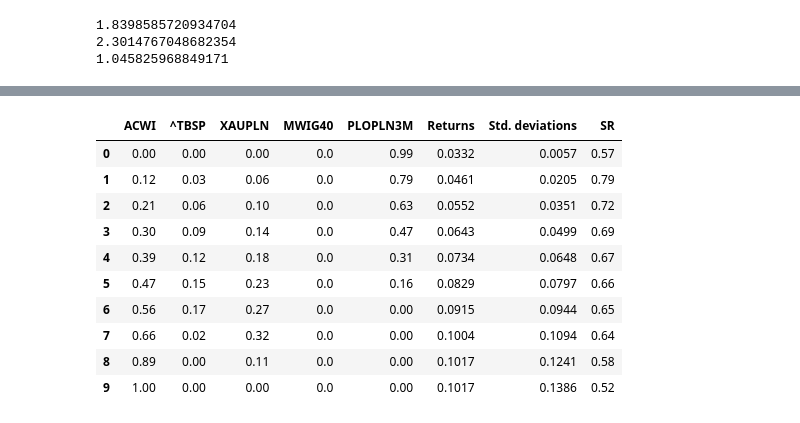
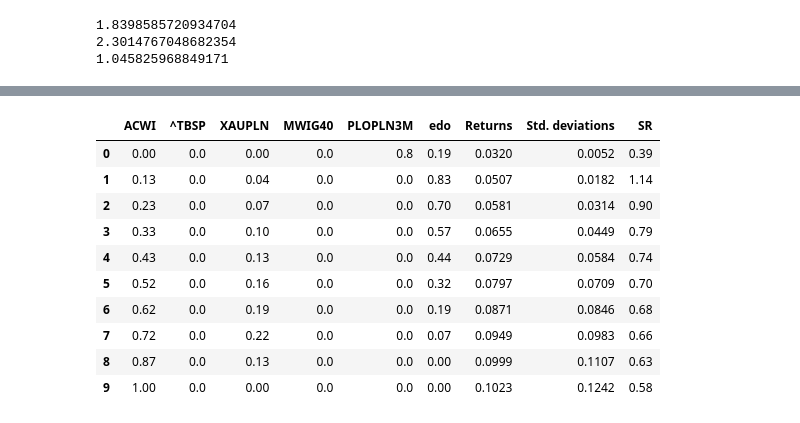
Before and after one commit to msz13/Goal-Based-Investing, a Jupyter notebook: esg/preproccessing.ipynb, the cells around one changed output, grey strips where cells are left out. Cells and saved outputs as stored; diff of their text form; code cells hidden in the pictures.

```diff
--- a/esg/preproccessing.ipynb
+++ b/esg/preproccessing.ipynb
@@ -499,13 +340,0 @@ display(w.T)
-# %%
-means = expected_returns[['ISAC.L','^TBSP']]
-cov = acwi_tbsc.cov()
-number_of_scenarios = 101
-T = 60
-
-
-sim_returns = []
-
-for s in range (number_of_scenarios):
-    sim_returns.append(multivariate_normal.rvs(means,cov, T))
-
-sim_returns = np.array(sim_returns)
@@ -561,8 +383,8 @@ tbsp_cum/cpi_cum
 # %%
-assets = ['ACWI', '^TBSP', 'XAUPLN', 'MWIG40', 'PLOPLN3M']
+assets = ['ACWI', '^TBSP', 'XAUPLN', 'MWIG40', 'PLOPLN3M', 'edo']
 means = expected_returns[assets]
 cov = pln_returns[assets].cov()
-number_of_scenarios = 5001
+number_of_scenarios = 1001
 T = 60
 sim_returns = []
 
@@ -594,7 +399,7 @@ obj = 'Sharpe' # Objective function, could be MinRisk, MaxRet, Utility or Sharpe
 hist = True # Use historical scenarios for risk measures that depend on scenarios
 rf = 0 # Risk free rate
 l = 0 # Risk aversion factor, only useful when obj is 'Utility'
-points = 15
+points = 10
 weights = np.zeros((number_of_scenarios,len(assets),points))
 
 for p in range(number_of_scenarios):
@@ -644,10 +446,10 @@ def turbulance(returns, mean, cov):
     result = diff.T @ np.linalg.inv(cov) @ diff
     return result/len(mean)
 
-assets = ['ACWI', '^TBSP', 'XAUPLN', 'MWIG40','PLOPLN3M']
-returns = pln_returns[assets]
+assets = ['ACWI', '^TBSP', 'XAUPLN', 'MWIG40','PLOPLN3M', 'edo']
+returns = pln_returns['2008-01-01':'2022-12-31'][assets]
 mean = returns.mean()
 cov_matrix = returns.cov()
 
 returns['Turbulance'] = returns.apply(turbulance, axis=1, args=(mean, cov_matrix))
-returns['Reccesion'] = returns['Turbulance'] > 2
+returns['Reccesion'] = returns['Turbulance'] > 1.5
@@ -757,24 +555,24 @@ frontier_performance(frontier_non_turbulent, mu, cov, 0.002498*12)
 # %%
-mu = 0.2*turbulente_mu + 0.8 * non_turbulance_mu
-cov = 0.2*turbulente_cov + 0.8 * non_turbulance_cov
+mu = 0.1*turbulente_mu + 0.9 * non_turbulance_mu
+cov = 0.1*turbulente_cov + 0.9 * non_turbulance_cov
 
 porfolio = rp.Portfolio(returns[assets].dropna())
 portfolio.mu = mu
 portfolio.cov = cov
 
 frontier = portfolio.efficient_frontier(model=model, rm=rm, points=points, rf=rf, hist=hist)
 
-frontier_non_turbulent = np.round(frontier.T,2)
-frontier_performance(frontier_non_turbulent, mu, cov, 0.002498*12)
+frontier_combined = np.round(frontier.T,2)
+frontier_performance(frontier_combined, mu, cov, 0.002498*12)
 # %% [output]
-|  | ACWI | ^TBSP | XAUPLN | MWIG40 | PLOPLN3M | Returns | Std. deviations | SR |
-| 0 | 0.00 | 0.00 | 0.00 | 0.0 | 0.99 | 0.0332 | 0.0057 | 0.57 |
-| 1 | 0.12 | 0.03 | 0.06 | 0.0 | 0.79 | 0.0461 | 0.0205 | 0.79 |
-| 2 | 0.21 | 0.06 | 0.10 | 0.0 | 0.63 | 0.0552 | 0.0351 | 0.72 |
-| 3 | 0.30 | 0.09 | 0.14 | 0.0 | 0.47 | 0.0643 | 0.0499 | 0.69 |
-| 4 | 0.39 | 0.12 | 0.18 | 0.0 | 0.31 | 0.0734 | 0.0648 | 0.67 |
-| 5 | 0.47 | 0.15 | 0.23 | 0.0 | 0.16 | 0.0829 | 0.0797 | 0.66 |
-| 6 | 0.56 | 0.17 | 0.27 | 0.0 | 0.00 | 0.0915 | 0.0944 | 0.65 |
-| 7 | 0.66 | 0.02 | 0.32 | 0.0 | 0.00 | 0.1004 | 0.1094 | 0.64 |
-| 8 | 0.89 | 0.00 | 0.11 | 0.0 | 0.00 | 0.1017 | 0.1241 | 0.58 |
-| 9 | 1.00 | 0.00 | 0.00 | 0.0 | 0.00 | 0.1017 | 0.1386 | 0.52 |
+|  | ACWI | ^TBSP | XAUPLN | MWIG40 | PLOPLN3M | edo | Returns | Std. deviations | SR |
+| 0 | 0.00 | 0.0 | 0.00 | 0.0 | 0.8 | 0.19 | 0.0320 | 0.0052 | 0.39 |
+| 1 | 0.13 | 0.0 | 0.04 | 0.0 | 0.0 | 0.83 | 0.0507 | 0.0182 | 1.14 |
+| 2 | 0.23 | 0.0 | 0.07 | 0.0 | 0.0 | 0.70 | 0.0581 | 0.0314 | 0.90 |
+| 3 | 0.33 | 0.0 | 0.10 | 0.0 | 0.0 | 0.57 | 0.0655 | 0.0449 | 0.79 |
+| 4 | 0.43 | 0.0 | 0.13 | 0.0 | 0.0 | 0.44 | 0.0729 | 0.0584 | 0.74 |
+| 5 | 0.52 | 0.0 | 0.16 | 0.0 | 0.0 | 0.32 | 0.0797 | 0.0709 | 0.70 |
+| 6 | 0.62 | 0.0 | 0.19 | 0.0 | 0.0 | 0.19 | 0.0871 | 0.0846 | 0.68 |
+| 7 | 0.72 | 0.0 | 0.22 | 0.0 | 0.0 | 0.07 | 0.0949 | 0.0983 | 0.66 |
+| 8 | 0.87 | 0.0 | 0.13 | 0.0 | 0.0 | 0.00 | 0.0999 | 0.1107 | 0.63 |
+| 9 | 1.00 | 0.0 | 0.00 | 0.0 | 0.0 | 0.00 | 0.1023 | 0.1242 | 0.58 |
```
Also changed, not shown: parts of 51 cells of this notebook, 1 other file.
